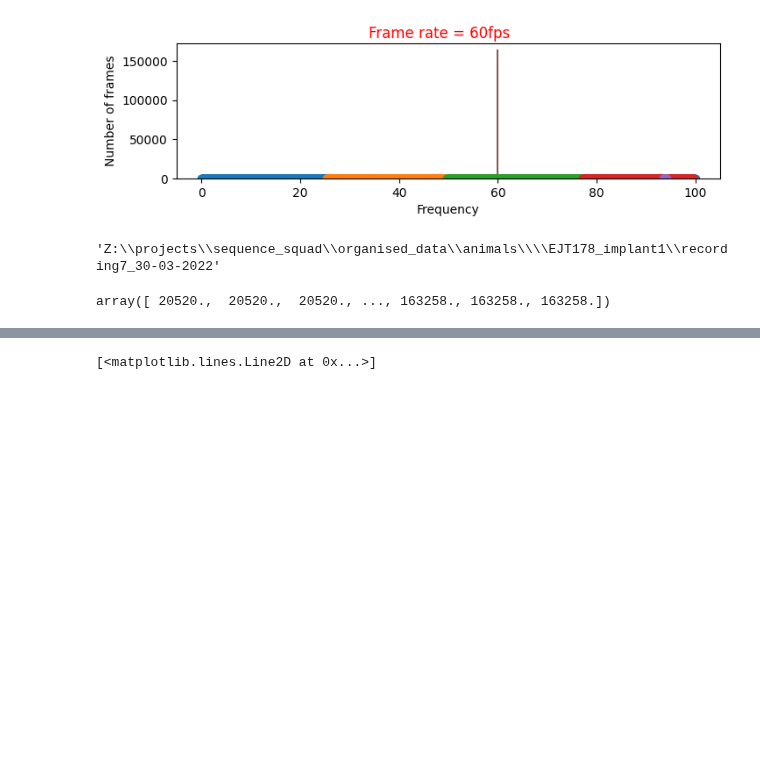
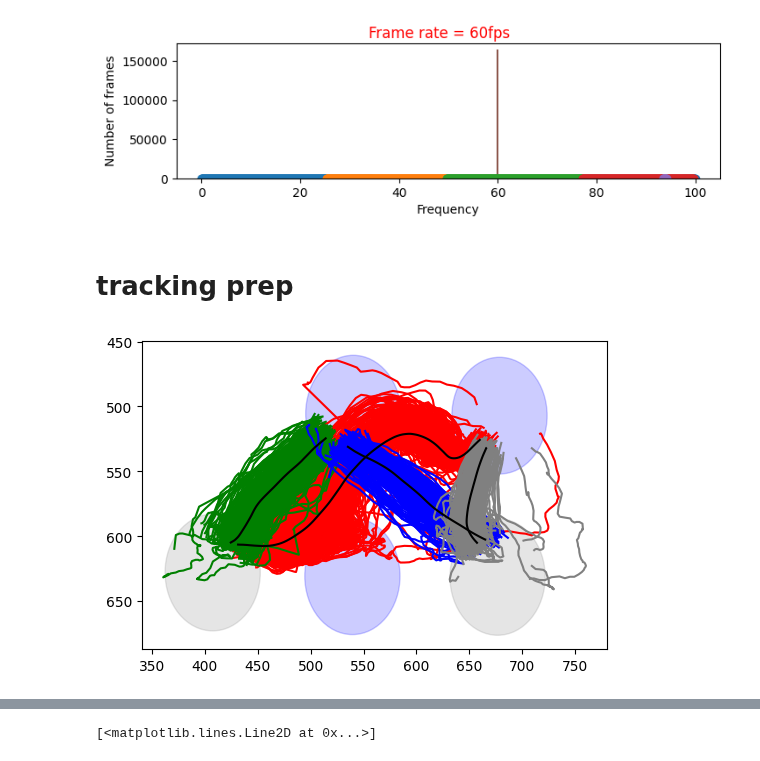
Before and after one commit to EmmettJT/sequences_analyse_PPSeq, a Jupyter notebook: revision_analysis/prioritisation_analysis/Untitled-1.ipynb, the cells around one changed output, grey strips where cells are left out. Drawn from its saved outputs; the diff is of its cells as text; code cells hidden in the pictures; blank space fills up the shorter version.

```diff
--- a/revision_analysis/prioritisation_analysis/Untitled-1.ipynb
+++ b/revision_analysis/prioritisation_analysis/Untitled-1.ipynb
@@ -501,9 +506,9 @@ for mir in useable_mirs:
     if 'EJT' in mir:
         back_head_centre_df,p1,p2,p3,p4,p5 = get_tracking_data_EJT_data(full_org_dat_path)
 
-        ##MAYBE I DONT NEED THIS - NOT REQUIRED THAT i ALIGN THE TRAKCING TO ANYTHING? THIS ANALYSIS IS SEPERATE?
-        # # process/uncycle the raw timestamps
-        # camera_timestamps_df = process_raw_timestamps(full_org_dat_path)
+        #MAYBE I DONT NEED THIS - NOT REQUIRED THAT i ALIGN THE TRAKCING TO ANYTHING? THIS ANALYSIS IS SEPERATE?
+        # process/uncycle the raw timestamps
+        camera_timestamps_df = process_raw_timestamps(full_org_dat_path)
     else:
         raise Exception("write this code Emmett!")
 
@@ -544,11 +549,3 @@ function exiting
 function exiting
 Frames dropped = 4
 [figure]
-# %%
-full_org_dat_path
-# %% [output]
-'Z:\\projects\\sequence_squad\\organised_data\\animals\\\\EJT178_implant1\\recording7_30-03-2022'
-# %%
-behav_sync_df.backcam_trialstart_timestamps.values
-# %% [output]
-array([ 20520.,  20520.,  20520., ..., 163258., 163258., 163258.])
@@ -554,0 +740,25 @@ array([ 20520.,  20520.,  20520., ..., 163258., 163258., 163258.])
+# %% [markdown]
+# tracking prep
+# %%
+# find task relevant tracking periods, extract times mouse is close to each behavioural port
+threshold_breaks,port_centroids = find_task_relevant_tracking_points(back_head_centre_df,radius = 45)
+
+## each of these is a frame so we know the timing between them. ie. one frame is 1/60s
+fps = 1/np.mean(np.diff(camera_timestamps_df['Time Stamps'].values))
+time_filter = 2 #in s
+frame_filter = int(time_filter / (1/fps))
+
+#we know when the mouse is close to each port, so find times when the mouse goes from port to port
+start_port,end_port = 5,2
+T1_start_ind, T1_end_ind = extract_port_to_port_trajetories(start_port,end_port,frame_filter,threshold_breaks,-1,-1,-1)
+start_port,end_port = 2,3
+T2_start_ind, T2_end_ind = extract_port_to_port_trajetories(start_port,end_port,frame_filter,threshold_breaks,-1,1,5)
+start_port,end_port = 3,4
+T3_start_ind, T3_end_ind = extract_port_to_port_trajetories(start_port,end_port,frame_filter,threshold_breaks,1,2,5)
+start_port,end_port = 4,5
+T4_start_ind, T4_end_ind = extract_port_to_port_trajetories(start_port,end_port,frame_filter,threshold_breaks,1,-1,3)
+
+# find average curves by taking traject lines and make them roughly equivalent by interpolating so they have the same number of trakcing points, then for each point in each trajectory find the average xy position to create an average trajectory line
+a_curve1,a_curve2,a_curve3,a_curve4 = find_average_curves(port_centroids,T1_start_ind,T1_end_ind,T2_start_ind,T2_end_ind,T3_start_ind,T3_end_ind,T4_start_ind,T4_end_ind,radius = 45)
+# %% [output]
+[figure, added]
```
Also changed, not shown: parts of 4 cells of this notebook.
